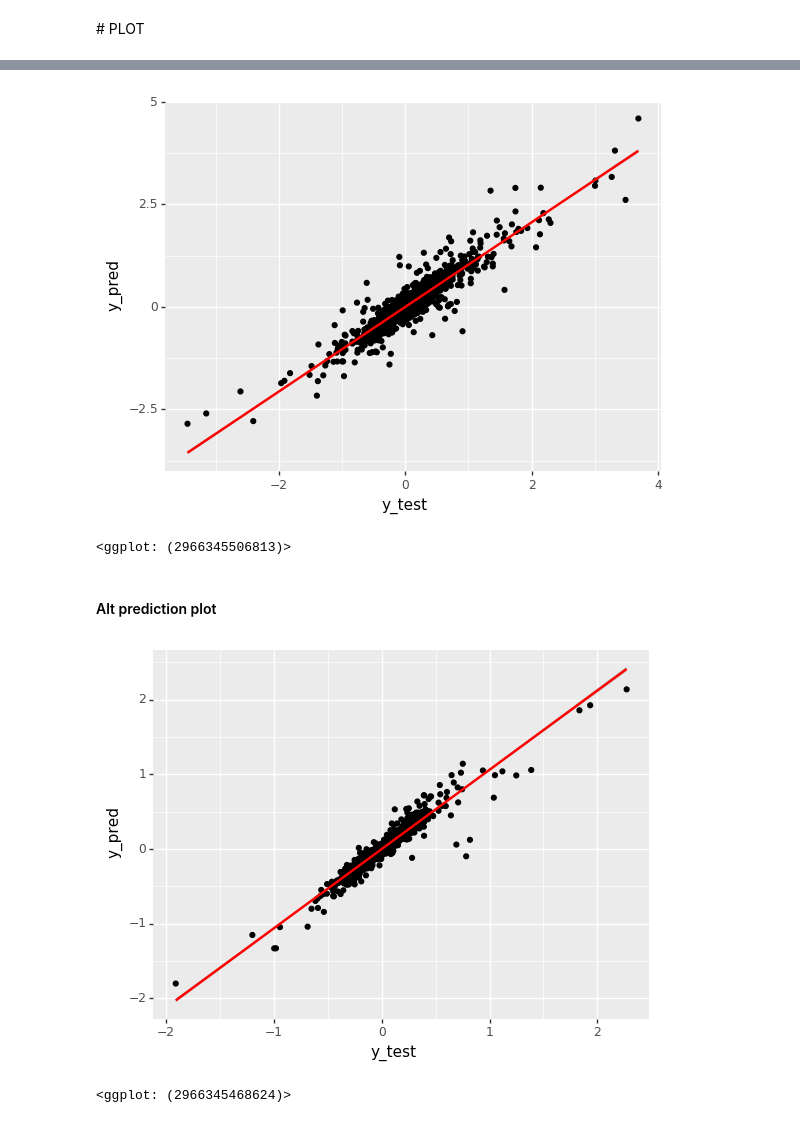
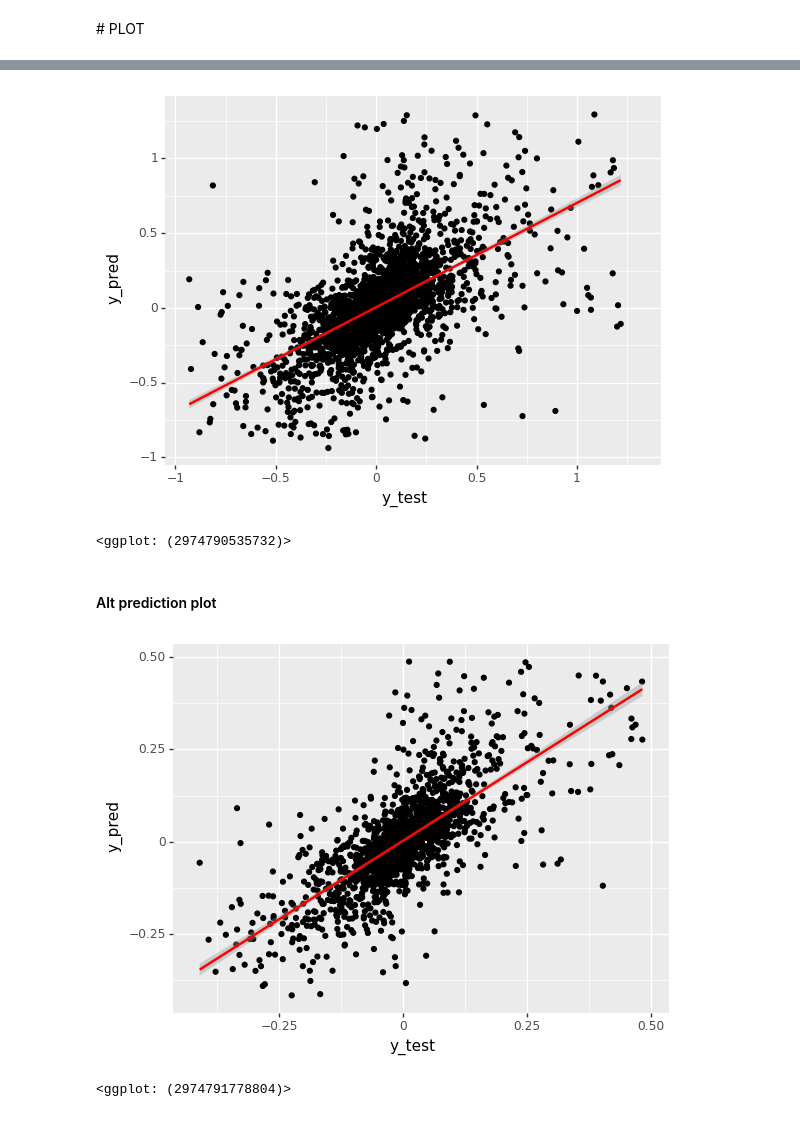
Before and after one commit to jhidalgo-lopez/eqtl-predict, a Jupyter notebook: Jupyter/Notebooks/08 Weighted Mean.ipynb, the cells around one changed output, grey strips where cells are left out. Saved outputs shown, nothing was run; the diff lists cells and outputs as text; code cells hidden in the pictures.

```diff
--- a/Jupyter/Notebooks/08 Weighted Mean.ipynb
+++ b/Jupyter/Notebooks/08 Weighted Mean.ipynb
@@ -191,3 +208,5 @@ weights=tpm_base.corr()['monocyte'].drop('monocyte')
+# %%
+weights=tpm_base.corr()['monocyte'].drop(tpm_base.corr()['monocyte'].index[tpm_base.corr()['monocyte'].index.str.contains('monocyte')])
 # %%
 with pd.option_context('display.max_rows', None, 'display.max_columns', None):
     print(weights.sort_values())
@@ -221,7 +240,7 @@ multiplying "notna" (True = 1) by the weights and the final score is relative to
 weighted_eqtls={}
 max_weight={}
 for i in naming.keys():
-    if i == 'monocyte':
+    if 'monocyte' in i:
         continue
     weighted_eqtls[i]=eqtl_base[naming[i]].mean(axis=1)*weights[i]
     max_weight[i]=eqtl_base[naming[i]].mean(axis=1).notna()*weights[i]
@@ -326,9 +345,13 @@ np.sqrt(mean_squared_error(alt_prediction['Prediction'],alt_prediction['Real']))
 from plotnine import *
 # %%
 def real_pred_plot(y_test,y_pred):
+    max_axis=max(y_test.quantile(0.99),y_pred.quantile(.99))
+    min_axis=min(y_test.quantile(0.01),y_pred.quantile(.01))
     plot=((
         ggplot(pd.DataFrame({'y_test':y_test,'y_pred':y_pred}),aes(x='y_test',y='y_pred'))+
             geom_point()+
-            geom_smooth(colour='red')
+            geom_smooth(colour='red')+
+            ylim(min_axis,max_axis)+
+            xlim(min_axis,max_axis)
     ))
     return(plot)
@@ -335,12 +364,12 @@ def real_pred_plot(y_test,y_pred):
 # %%
-real_pred_plot(pred_real['Prediction'],pred_real['Real'])
+real_pred_plot(pred_real['Weighted Means Prediction'],pred_real['Real'])
 # %% [output]
-[figure, old version]
+[figure, new version]
-<ggplot: (2966345506813)>
+<ggplot: (2974790535732)>
 # %% [markdown]
 #### Alt prediction plot
 # %%
 real_pred_plot(alt_prediction['Prediction'],alt_prediction['Real'])
 # %% [output]
-[figure, old version]
+[figure, new version]
-<ggplot: (2966345468624)>
+<ggplot: (2974791778804)>
```
Also changed, not shown: parts of 12 cells of this notebook.
